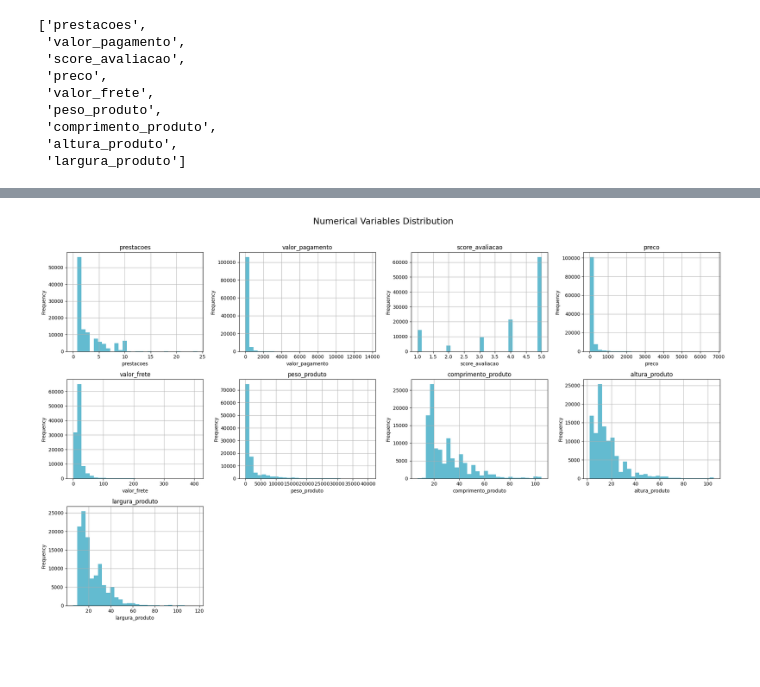
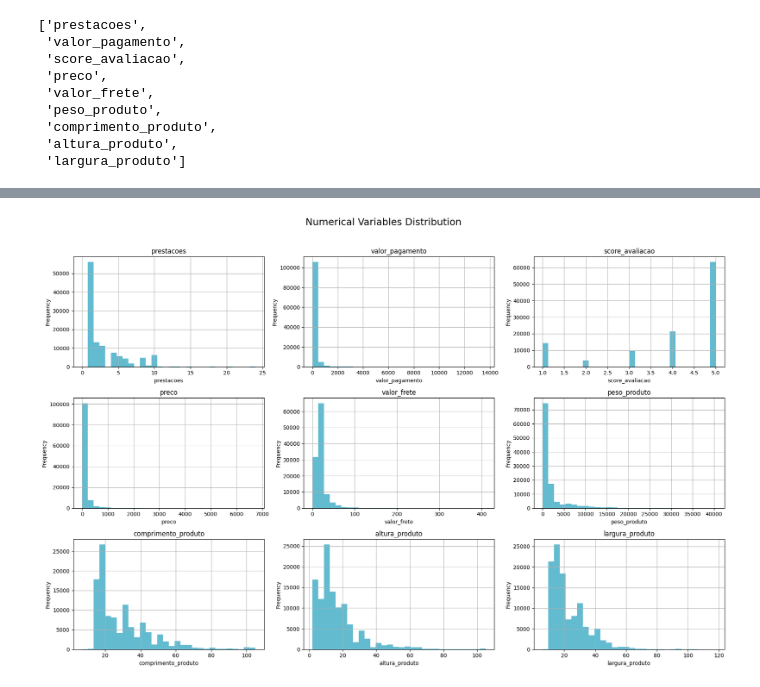
Before and after one commit to ana-ruth-bezerra/data_analysis, a Jupyter notebook: notebooks/01_exploratory_analysis.ipynb, the cells around one changed output, grey strips where cells are left out. Saved outputs shown, nothing was run; the diff lists cells and outputs as text; code cells hidden in the pictures; blank space fills up the shorter version.

Commit message:
refactor: reorganize numerical variables plot into 3x3 grid

```diff
--- a/notebooks/01_exploratory_analysis.ipynb
+++ b/notebooks/01_exploratory_analysis.ipynb
@@ -204,26 +201,20 @@ df[numerical_variables].describe()
 | 75% | 4.00 | 188.89 | 5.00 | 134.90 | 21.19 | 1,800.00 | 38.00 | ... |
 | max | 24.00 | 13,664.08 | 5.00 | 6,735.00 | 409.68 | 40,425.00 | 105.00 | ... |
 # %%
-fig, axes = plt.subplots(3, 4, figsize=(20, 12))
+fig, axes = plt.subplots(3, 3, figsize=(18, 12))
 fig.suptitle('Numerical Variables Distribution', fontsize=18)
 
-numerical_cols = numerical_variables
+numerical_cols = numerical_variables[:9]  # Garante que só pegue 9 variáveis
 
 for i, col in enumerate(numerical_cols):
-    row = i // 4
-    col_idx = i % 4
+    row = i // 3
+    col_idx = i % 3
     ax = axes[row, col_idx]
     df[col].hist(bins=30, ax=ax, color='#219ebc', alpha=0.7)
     ax.set_title(f'{col}')
     ax.set_xlabel(col)
     ax.set_ylabel('Frequency')
 
-if len(numerical_cols) < 12:
-    for j in range(len(numerical_cols), 12):
-        row = j // 4
-        col_idx = j % 4
-        axes[row, col_idx].axis('off')
-
 plt.tight_layout(rect=[0, 0, 1, 0.96])
 # %% [output]
-[figure, old version]
+[figure, new version]
```
Also changed, not shown: parts of 4 cells of this notebook.
